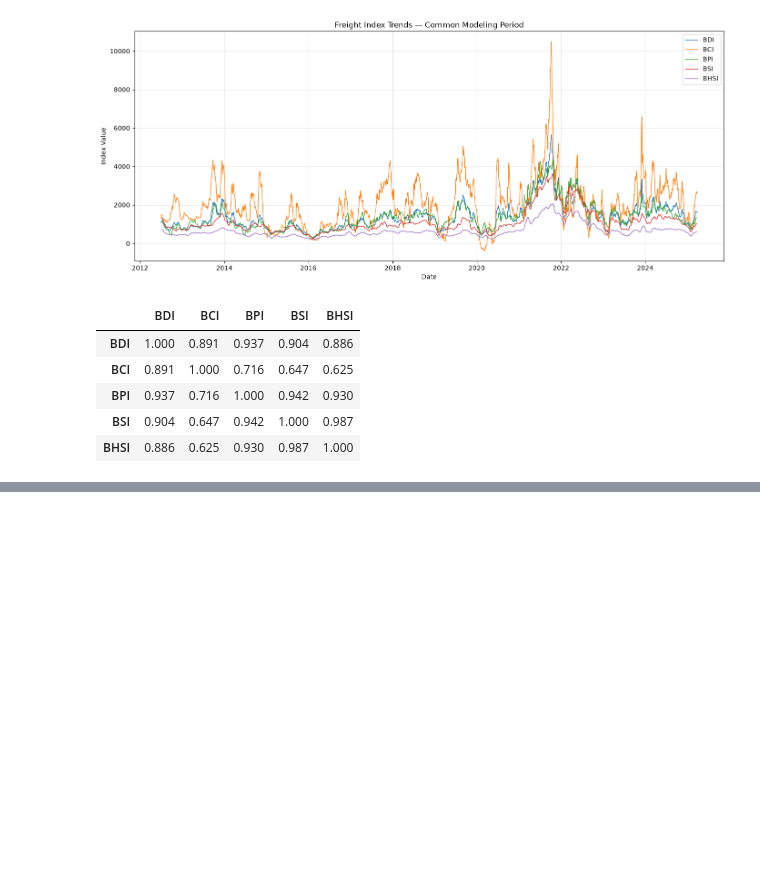
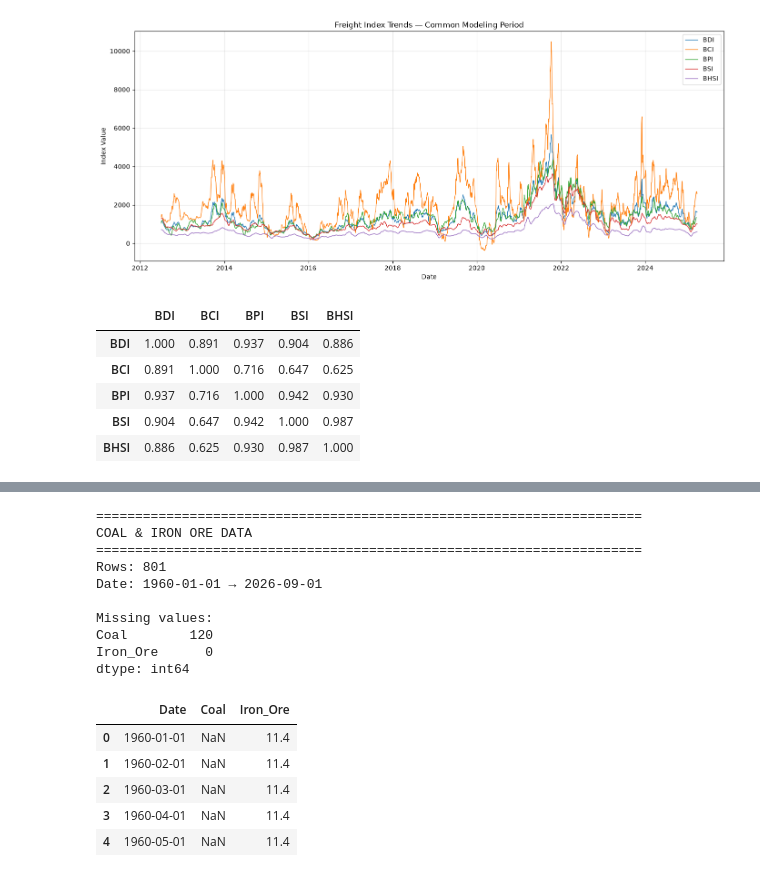
Before and after one commit to PradeepSargar/Freight-rate-forecasting-ML-project, a Jupyter notebook: notebooks/02_eda_and_preprocessing.ipynb, the cells around one changed output, grey strips where cells are left out. Drawn from its saved outputs; the diff is of its cells as text; code cells hidden in the pictures; blank space fills up the shorter version.

```diff
--- a/notebooks/02_eda_and_preprocessing.ipynb
+++ b/notebooks/02_eda_and_preprocessing.ipynb
@@ -676,0 +519,79 @@ We will not fill or interpolate missing values at this stage. The results will h
+# %%
+# ============================================================
+# FREIGHTIQ — MODEL 1
+# EDA STEP 7: EXTRACT COAL & IRON ORE
+# ============================================================
+
+commodity_file = (
+    PROJECT_DIR / "data" / "raw" / "market"
+    / "Monthly Prices Coal + Iron Ore.xlsx"
+)
+
+commodity_raw = pd.read_excel(
+    commodity_file,
+    sheet_name="Monthly Prices",
+    header=None
+)
+
+# Extract Date, Australian Coal, and Iron Ore
+commodity = commodity_raw.iloc[6:, [0, 5, 63]].copy()
+
+commodity.columns = [
+    "Date",
+    "Coal",
+    "Iron_Ore"
+]
+
+# Convert values
+commodity["Date"] = pd.to_datetime(
+    commodity["Date"].astype(str),
+    format="%YM%m",
+    errors="coerce"
+)
+
+commodity["Coal"] = pd.to_numeric(
+    commodity["Coal"],
+    errors="coerce"
+)
+
+commodity["Iron_Ore"] = pd.to_numeric(
+    commodity["Iron_Ore"],
+    errors="coerce"
+)
+
+commodity = commodity.dropna(subset=["Date"])
+commodity = commodity.sort_values("Date").reset_index(drop=True)
+
+print("=" * 70)
+print("COAL & IRON ORE DATA")
+print("=" * 70)
+
+print("Rows:", len(commodity))
+print(
+    "Date:",
+    commodity["Date"].min().date(),
+    "→",
+    commodity["Date"].max().date()
+)
+
+print("\nMissing values:")
+print(commodity[["Coal", "Iron_Ore"]].isna().sum())
+
+display(commodity.head())
+# %% [output]
+======================================================================
+COAL & IRON ORE DATA
+======================================================================
+Rows: 801
+Date: 1960-01-01 → 2026-09-01
+
+Missing values:
+Coal        120
+Iron_Ore      0
+dtype: int64
+|  | Date | Coal | Iron_Ore |
+| 0 | 1960-01-01 | NaN | 11.4 |
+| 1 | 1960-02-01 | NaN | 11.4 |
+| 2 | 1960-03-01 | NaN | 11.4 |
+| 3 | 1960-04-01 | NaN | 11.4 |
+| 4 | 1960-05-01 | NaN | 11.4 |
```
Also changed, not shown: parts of 17 cells of this notebook, 1 other file.
